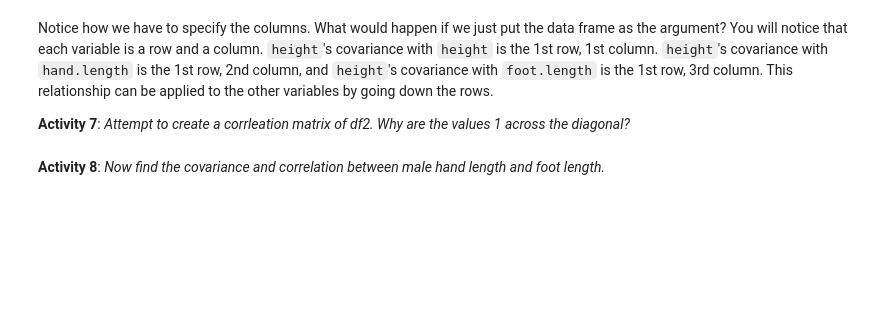
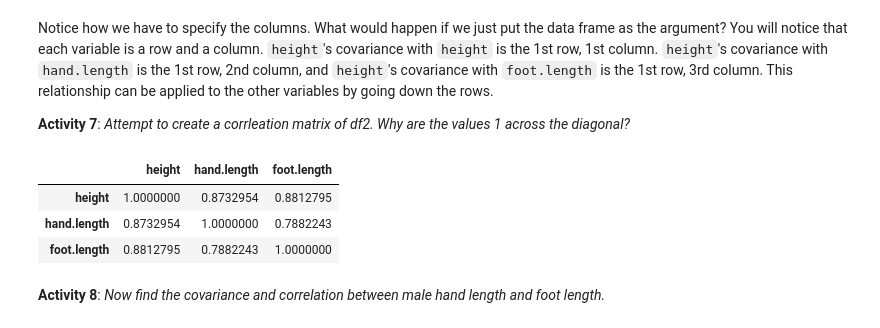
Before and after one commit to asouleymane/IntroDSA, a Jupyter notebook: modules/module2/practices/practice_descriptive_stats_r.ipynb, the cells around one changed output. Cells and saved outputs as stored; diff of their text form; code cells hidden in the pictures; blank space fills up the shorter version.

```diff
--- a/modules/module2/practices/practice_descriptive_stats_r.ipynb
+++ b/modules/module2/practices/practice_descriptive_stats_r.ipynb
@@ -102,6 +164,13 @@ Notice how we have to specify the columns. What would happen if we just put the
 # %%
 # Activity 7 code goes here
 # -------------------------
+
+cor(df2[2:4])
+# %% [output]
+|  | height | hand.length | foot.length |
+| height | 1.0000000 | 0.8732954 | 0.8812795 |
+| hand.length | 0.8732954 | 1.0000000 | 0.7882243 |
+| foot.length | 0.8812795 | 0.7882243 | 1.0000000 |
 # %% [markdown]
 **Activity 8**: *Now find the covariance and correlation between male hand length and foot length.*
 # %%
```
Also changed, not shown: parts of 15 cells of this notebook, 2 other files.
